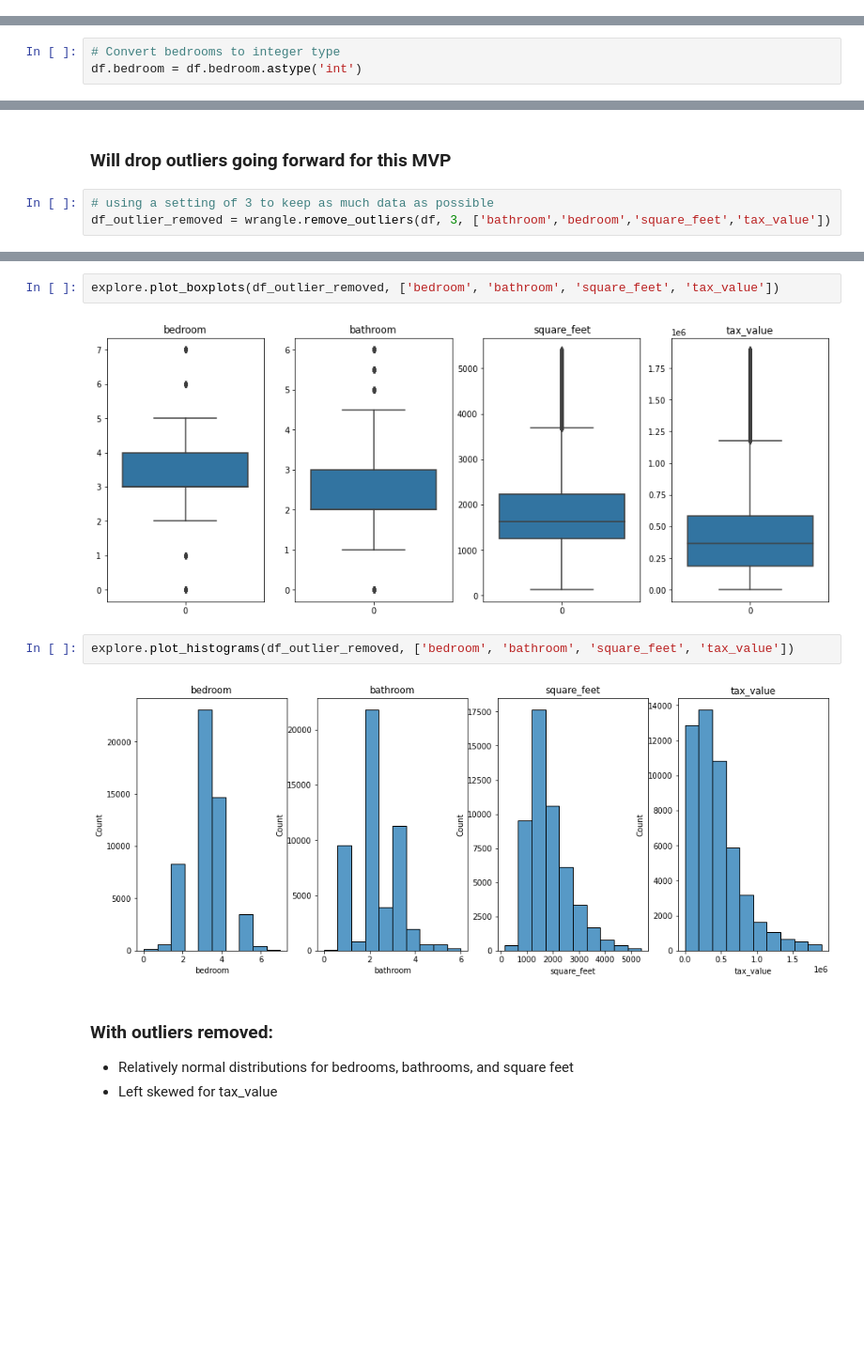
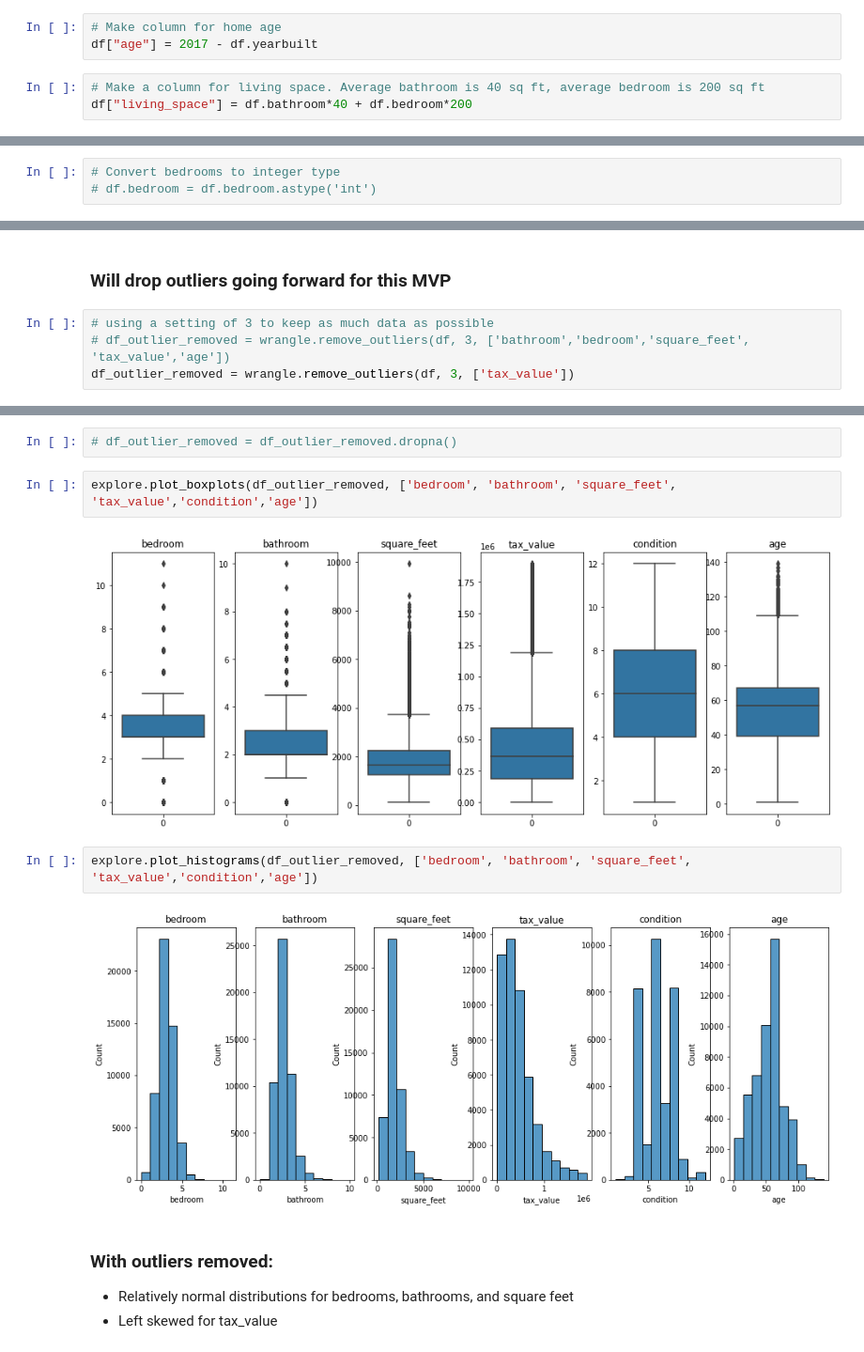
Before and after one commit to jesse-d-marder/regression-project, a Jupyter notebook: prepare_explore_model.ipynb, the cells around one changed output, grey strips where cells are left out. Shown at 94% size. Drawn from its saved outputs; the diff is of its cells as text; blank space fills up the shorter version.

```diff
--- a/prepare_explore_model.ipynb
+++ b/prepare_explore_model.ipynb
@@ -48 +54,7 @@ fips            0
 dtype: int64
+# %%
+# Make column for home age
+df["age"] = 2017 - df.yearbuilt
+# %%
+# Make a column for living space. Average bathroom is 40 sq ft, average bedroom is 200 sq ft
+df["living_space"] = df.bathroom*40 + df.bedroom*200
@@ -49,6 +67,6 @@ dtype: int64
 # %%
 # Convert bedrooms to integer type
-df.bedroom = df.bedroom.astype('int')
+# df.bedroom = df.bedroom.astype('int')
 # %% [markdown]
 # Univariate exploration
 # %% [markdown]
@@ -78,5 +96,6 @@ explore.plot_histograms(df, features_to_plot)
 ### Will drop outliers going forward for this MVP
 # %%
 # using a setting of 3 to keep as much data as possible
-df_outlier_removed = wrangle.remove_outliers(df, 3, ['bathroom','bedroom','square_feet','tax_value'])
+# df_outlier_removed = wrangle.remove_outliers(df, 3, ['bathroom','bedroom','square_feet', 'tax_value','age'])
+df_outlier_removed = wrangle.remove_outliers(df, 3, ['tax_value'])
 # %% [output]
@@ -88,11 +107,13 @@ df_outlier_removed.shape
+# %%
+# df_outlier_removed = df_outlier_removed.dropna()
 # %%
-explore.plot_boxplots(df_outlier_removed, ['bedroom', 'bathroom', 'square_feet', 'tax_value'])
+explore.plot_boxplots(df_outlier_removed, ['bedroom', 'bathroom', 'square_feet', 'tax_value','condition','age'])
 # %% [output]
-[figure, old version]
+[figure, new version]
 # %%
-explore.plot_histograms(df_outlier_removed, ['bedroom', 'bathroom', 'square_feet', 'tax_value'])
+explore.plot_histograms(df_outlier_removed, ['bedroom', 'bathroom', 'square_feet', 'tax_value','condition','age'])
 # %% [output]
-[figure, old version]
+[figure, new version]
 # %% [markdown]
 ### With outliers removed:
 - Relatively normal distributions for bedrooms, bathrooms, and square feet
```
Also changed, not shown: parts of 86 cells of this notebook, 3 other files.
